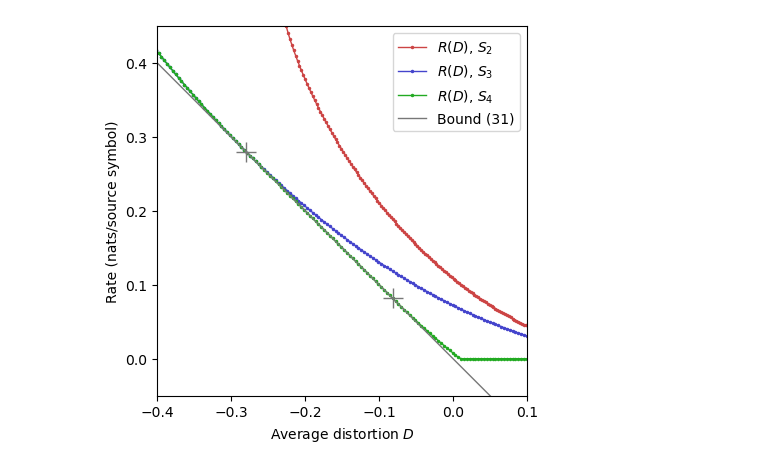
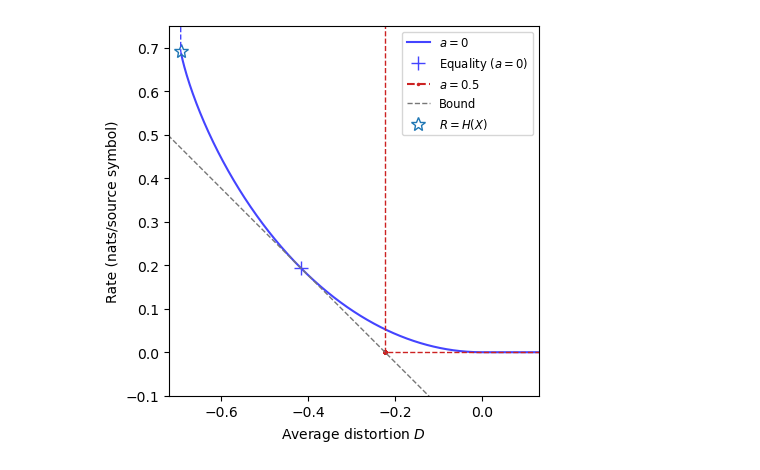
Before and after one commit to andreweckford/Distortion-and-fitness, a Jupyter notebook: Notebook-to-generate-Figure-3.ipynb, the cells around one changed output. Saved outputs shown, nothing was run; the diff lists cells and outputs as text; code cells hidden in the pictures.

```diff
--- a/Notebook-to-generate-Figure-3.ipynb
+++ b/Notebook-to-generate-Figure-3.ipynb
@@ -56,32 +7,7 @@ for i in [0,1]:
-# %%
-plt.plot(r2['Dmax_v'],r2['r_v'],marker='.',linestyle='-',linewidth=1,
-         color='#cc4444',markersize=3,label='$R(D)$, $S_2$')
-plt.plot(r3['Dmax_v'],r3['r_v'],marker='.',linestyle='-',linewidth=1,
-         color='#4444cc',markersize=3,label='$R(D)$, $S_3$')
-plt.plot(r4['Dmax_v'],r4['r_v'],marker='.',linestyle='-',linewidth=1,
-         color='#22aa22',markersize=3,label='$R(D)$, $S_4$')
-
-# plots the bound line
-dmin = np.min(np.hstack((r2['Dmax_v'],r3['Dmax_v'],r4['Dmax_v'])))
-dmax = np.max(np.hstack((r2['Dmax_v'],r3['Dmax_v'],r4['Dmax_v'])))
-
-L = getAvgLambdaStar(R,px)
-D_v = np.array([dmin,dmax])
-B_v = hx(px) - D_v - L
-
-plt.plot(D_v,B_v,color='#777777',linewidth=1,label='Bound (31)')
-
-# plots the optimality limits for the 4-strategy line
-plt.plot(dist,rate,color='#777777',marker='+',markersize=15,linestyle='None')
-
-plt.axis([-0.4,0.1,-0.05,0.45])
-plt.legend()
-
-plt.xlabel('Average distortion $D$')
-plt.ylabel('Rate (nats/source symbol)')
-plt.legend()
-plt.gca().set_aspect(1/plt.gca().get_data_ratio())
-
-plt.savefig('Figure3.pdf',bbox_inches='tight')
-# %% [output]
-[figure, removed]
+# %%
+# parameters
+R = np.array([[2,0.5],[0.5,2]])
+px = np.array([0.5,0.5])
+
+s3 = np.array([[1,0],[0,1]])
+s4 = np.array([[0.5,0.5]])
@@ -87,0 +40,39 @@ plt.savefig('Figure3.pdf',bbox_inches='tight')
+# %%
+# this plot depends on the specific parameter values provided above
+# and might not look right if the parameter values are changed
+
+# first subplot
+
+# plots R(D) and corresponding point of equality
+plt.plot(result['Dmax_v'],result['r_v'],
+         color='#4444ff',linestyle='-',marker='',markersize=3,label='$a = 0$')
+plt.plot([Dstar],[Rstar],marker='+',markersize=10,
+         color='#4444ff',linestyle='None',label='Equality ($a=0$)')
+
+plt.plot(result2['Dmax_v'],result2['r_v'],
+         color='#cc2222',linestyle='--',marker='.',markersize=3,label='$a = 0.5$')
+plt.plot([result2['Dmax_v'][0],result2['Dmax_v'][0],1],
+         [1,result2['r_v'][0],result2['r_v'][0]],linestyle='--',color='#cc2222',linewidth=1)
+
+
+# plots the bound line
+plt.plot(D_v,B_v,color='#777777',linewidth=1,linestyle='--',label='Bound')
+
+plt.axis([-0.72,0.13,-0.1,0.75])
+plt.gca().set_xlabel('Average distortion $D$')
+plt.gca().set_ylabel('Rate (nats/source symbol)')
+#ax[0].set_xticks([-0.35,-0.3,-0.25,-0.2])
+
+plt.plot([-1*np.log(2)],[np.log(2)],marker='*',mfc='none',markersize=10,linestyle='',
+        label='$R = H(X)$')
+plt.plot([result['Dmax_v'][0],-1*np.log(2),-1*np.log(2)],
+         [result['r_v'][0],np.log(2),1],linestyle='--',color='#4444ff',linewidth=1)
+# mfc = marker face color
+
+plt.legend(fontsize='small')
+plt.gca().set_aspect(1/plt.gca().get_data_ratio())
+
+
+plt.savefig('Figure3.pdf',bbox_inches='tight')
+# %% [output]
+[figure, added]
```
Also changed, not shown: parts of 4 cells of this notebook, 7 other files.
